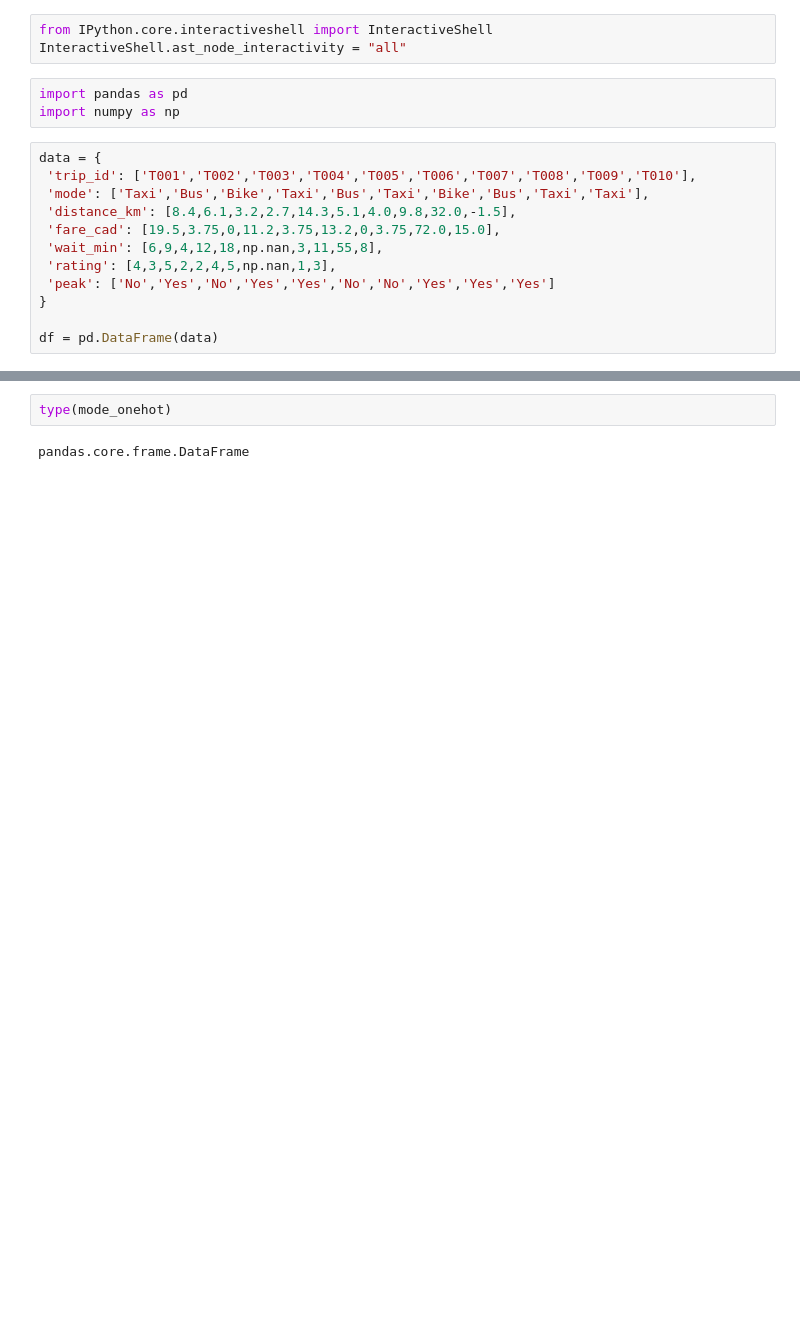
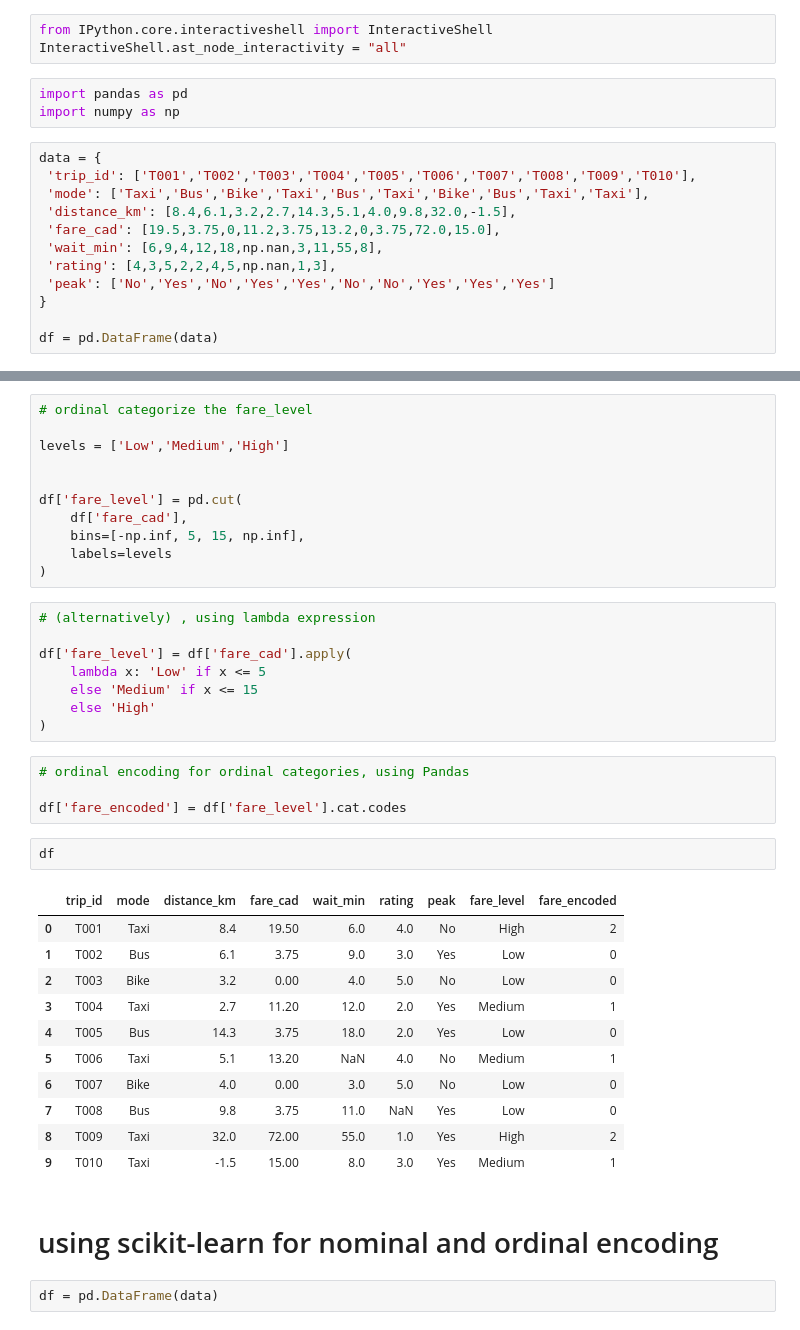
Before and after one commit to XiaomingLiGit/Descriptive-Statistics, a Jupyter notebook: w5/class 9 (encoding).ipynb, the cells around one changed output, grey strips where cells are left out. Saved outputs shown, nothing was run; the diff lists cells and outputs as text; blank space fills up the shorter version.

```diff
--- a/w5/class 9 (encoding).ipynb
+++ b/w5/class 9 (encoding).ipynb
@@ -36,4 +36,41 @@ df_encoded
-# %%
-type(mode_onehot)
-# %% [output]
-pandas.core.frame.DataFrame
+# %%
+# ordinal categorize the fare_level
+
+levels = ['Low','Medium','High']
+
+
+df['fare_level'] = pd.cut(
+    df['fare_cad'],
+    bins=[-np.inf, 5, 15, np.inf],
+    labels=levels
+)
+# %%
+# (alternatively) , using lambda expression
+
+df['fare_level'] = df['fare_cad'].apply(
+    lambda x: 'Low' if x <= 5
+    else 'Medium' if x <= 15
+    else 'High'
+)
+# %%
+# ordinal encoding for ordinal categories, using Pandas
+
+df['fare_encoded'] = df['fare_level'].cat.codes
+# %%
+df
+# %% [output]
+|  | trip_id | mode | distance_km | fare_cad | wait_min | rating | peak | fare_level | fare_encoded |
+| 0 | T001 | Taxi | 8.4 | 19.50 | 6.0 | 4.0 | No | High | 2 |
+| 1 | T002 | Bus | 6.1 | 3.75 | 9.0 | 3.0 | Yes | Low | 0 |
+| 2 | T003 | Bike | 3.2 | 0.00 | 4.0 | 5.0 | No | Low | 0 |
+| 3 | T004 | Taxi | 2.7 | 11.20 | 12.0 | 2.0 | Yes | Medium | 1 |
+| 4 | T005 | Bus | 14.3 | 3.75 | 18.0 | 2.0 | Yes | Low | 0 |
+| 5 | T006 | Taxi | 5.1 | 13.20 | NaN | 4.0 | No | Medium | 1 |
+| 6 | T007 | Bike | 4.0 | 0.00 | 3.0 | 5.0 | No | Low | 0 |
+| 7 | T008 | Bus | 9.8 | 3.75 | 11.0 | NaN | Yes | Low | 0 |
+| 8 | T009 | Taxi | 32.0 | 72.00 | 55.0 | 1.0 | Yes | High | 2 |
+| 9 | T010 | Taxi | -1.5 | 15.00 | 8.0 | 3.0 | Yes | Medium | 1 |
+# %% [markdown]
+# using scikit-learn for nominal and ordinal encoding
+# %%
+df = pd.DataFrame(data)
```
Also changed, not shown: parts of 9 cells of this notebook.
